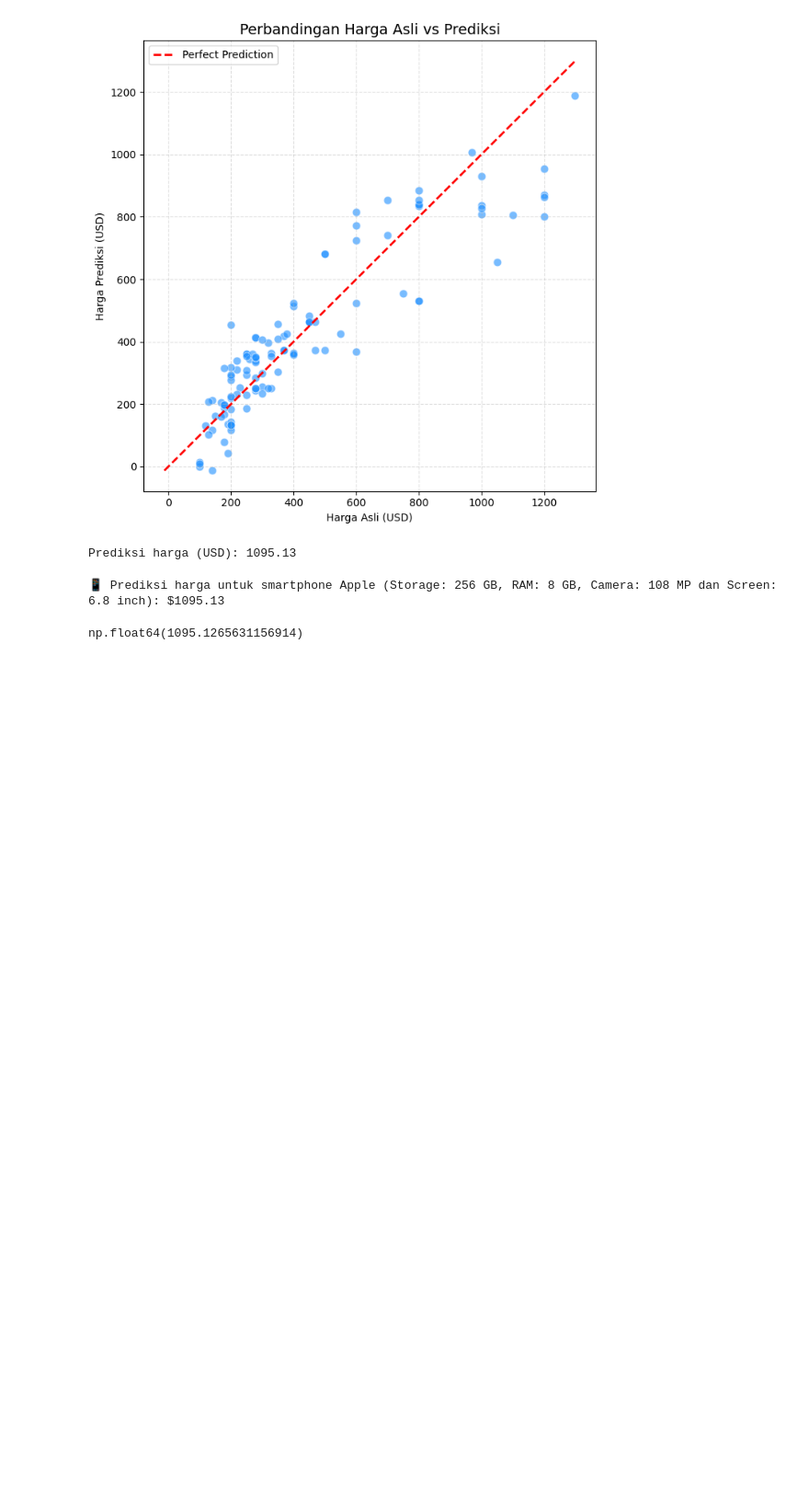
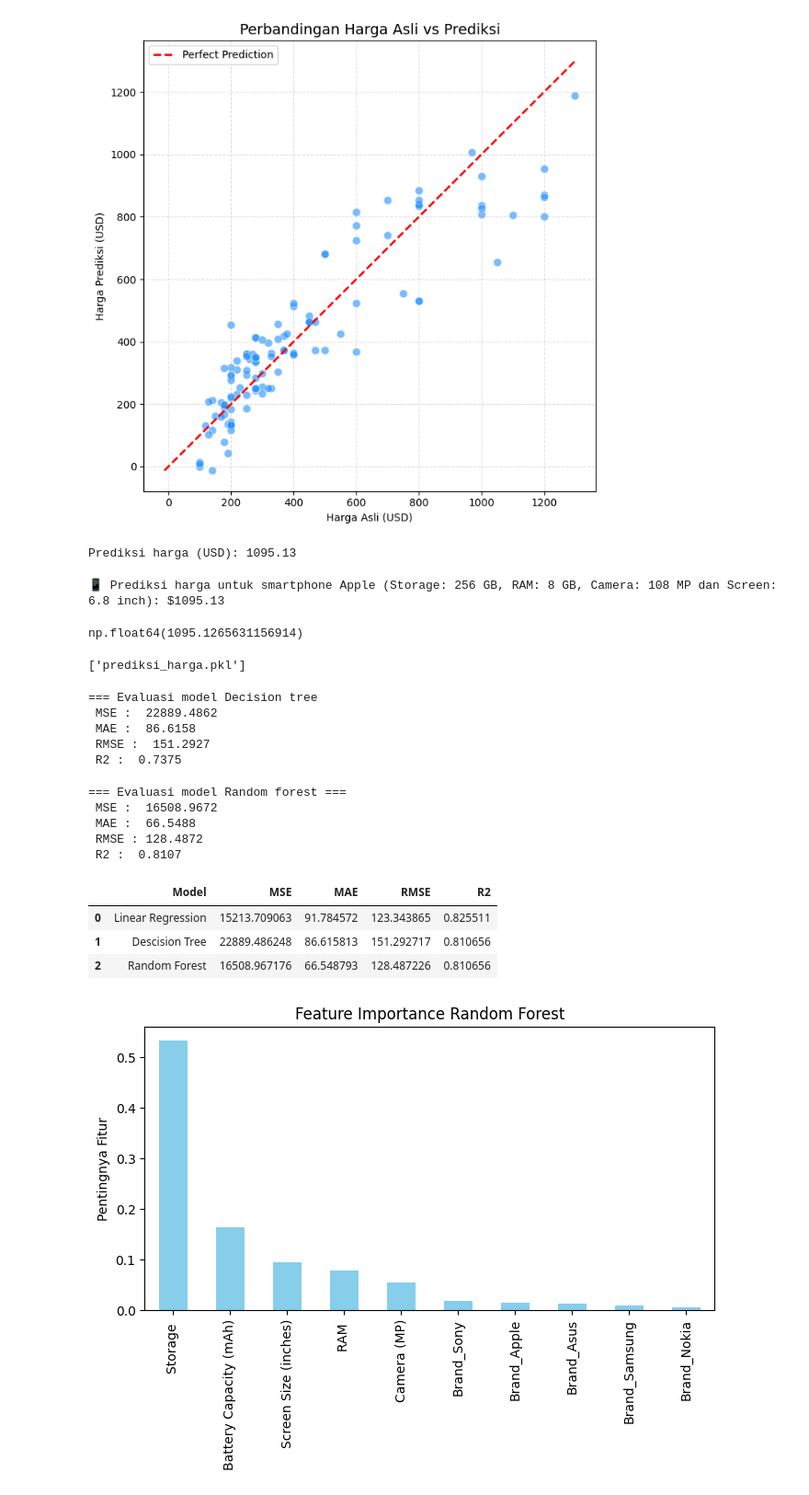
Before and after one commit to NelsonRichieRichardo/uib-ai-2331038-nelsonrichierichardo, a Jupyter notebook: pertemuan03/Untitled.ipynb, the cells around one changed output. Shown: that part at 92% size. Saved outputs shown, nothing was run; the diff lists cells and outputs as text; code cells hidden in the pictures; blank space fills up the shorter version.

```diff
--- a/pertemuan03/Untitled.ipynb
+++ b/pertemuan03/Untitled.ipynb
@@ -429,4 +429,6 @@ np.float64(1095.1265631156914)
 # %%
 import joblib
 
-joblilb.dump(model, "prediksi_harga.pkl")
+joblib.dump(model, "prediksi_harga.pkl")
+# %% [output]
+['prediksi_harga.pkl']
@@ -432,0 +439,72 @@ joblilb.dump(model, "prediksi_harga.pkl")
+# %%
+tree_model = DecisionTreeRegressor(max_depth=5, random_state=42)
+tree_model.fit(x_train, y_train)
+y_pred_tree = tree_model.predict(x_test)
+
+
+mse_tree = mean_squared_error(y_test , y_pred_tree)
+mae_tree = np.mean(np.abs(y_test - y_pred_tree))
+rmse_tree = np.sqrt(mse_tree)
+r2_tree = r2_score(y_test, y_pred_tree)
+
+
+print("=== Evaluasi model Decision tree ")
+print(f" MSE :  {mse_tree:.4f}")
+print(f" MAE :  {mae_tree:.4f}")
+print(f" RMSE :  {rmse_tree:.4f}")
+print(f" R2 :  {r2_tree:.4f}")
+# %% [output]
+=== Evaluasi model Decision tree
+ MSE :  22889.4862
+ MAE :  86.6158
+ RMSE :  151.2927
+ R2 :  0.7375
+# %%
+rf_model = RandomForestRegressor(n_estimators=100, max_depth=8, random_state=42)
+rf_model.fit(x_train, y_train)
+y_pred_rf = rf_model.predict(x_test)
+
+
+mse_rf = mean_squared_error(y_test , y_pred_rf)
+mae_rf = np.mean(np.abs(y_test - y_pred_rf))
+rmse_rf = np.sqrt(mse_rf)
+r2_rf = r2_score(y_test, y_pred_rf)
+
+
+print("=== Evaluasi model Random forest ===")
+print(f" MSE :  {mse_rf:.4f}")
+print(f" MAE :  {mae_rf:.4f}")
+print(f" RMSE : {rmse_rf:.4f}")
+print(f" R2 :  {r2_rf:.4f}")
+# %% [output]
+=== Evaluasi model Random forest ===
+ MSE :  16508.9672
+ MAE :  66.5488
+ RMSE : 128.4872
+ R2 :  0.8107
+# %%
+results = pd.DataFrame({
+    "Model": ["Linear Regression", "Descision Tree", "Random Forest"],
+    "MSE" : [mse, mse_tree, mse_rf],
+    "MAE" : [mae, mae_tree, mae_rf],
+    "RMSE" : [rmse, rmse_tree, rmse_rf],
+    "R2" : [r2, r2_tree, r2_rf]
+        })
+
+results
+# %% [output]
+|  | Model | MSE | MAE | RMSE | R2 |
+| 0 | Linear Regression | 15213.709063 | 91.784572 | 123.343865 | 0.825511 |
+| 1 | Descision Tree | 22889.486248 | 86.615813 | 151.292717 | 0.810656 |
+| 2 | Random Forest | 16508.967176 | 66.548793 | 128.487226 | 0.810656 |
+# %%
+importances = rf_model.feature_importances_
+feature_importance = pd.Series(importances, index=x.columns).sort_values(ascending=False)
+
+plt.figure(figsize=(8,4))
+feature_importance.head(10).plot(kind='bar', color='skyblue')
+plt.title("Feature Importance Random Forest")
+plt.ylabel("Pentingnya Fitur")
+plt.show()
+# %% [output]
+[figure, added]
```
Also changed, not shown: parts of 2 cells of this notebook, 8 other files.
